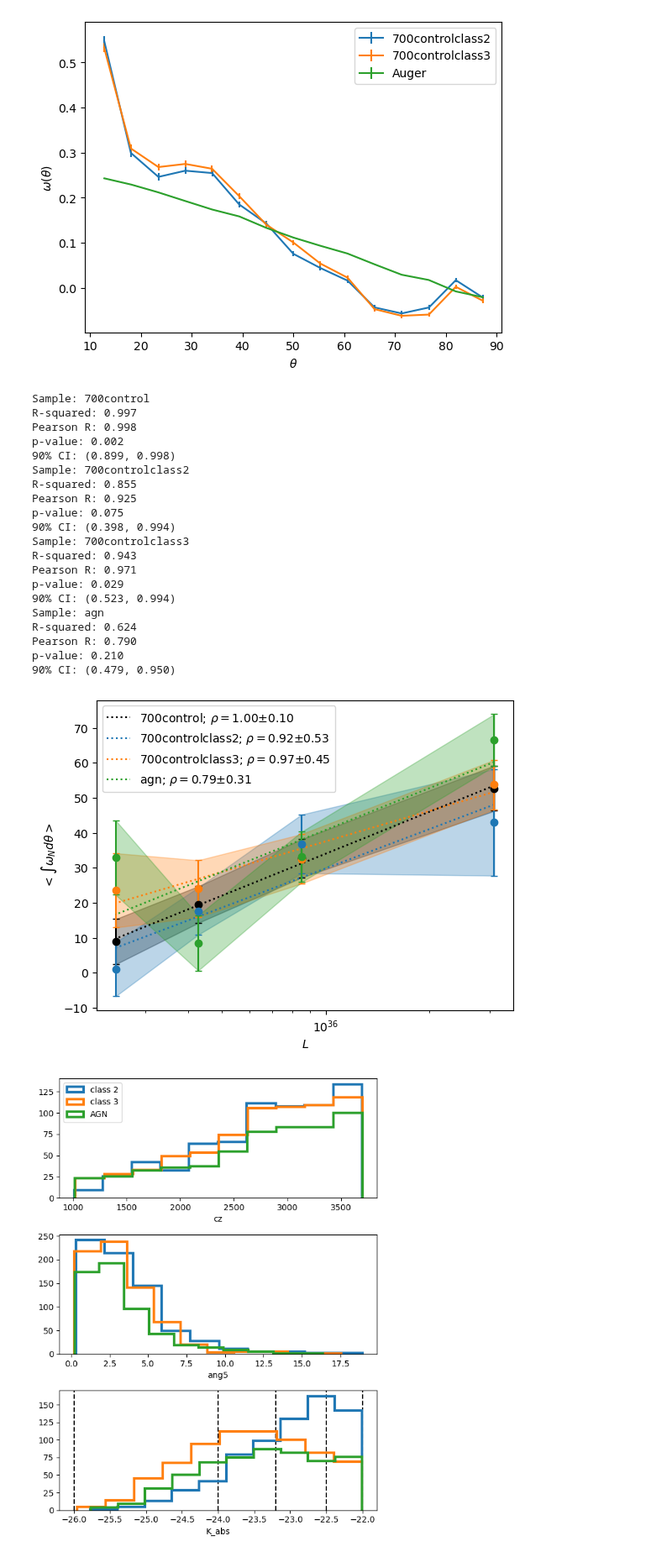
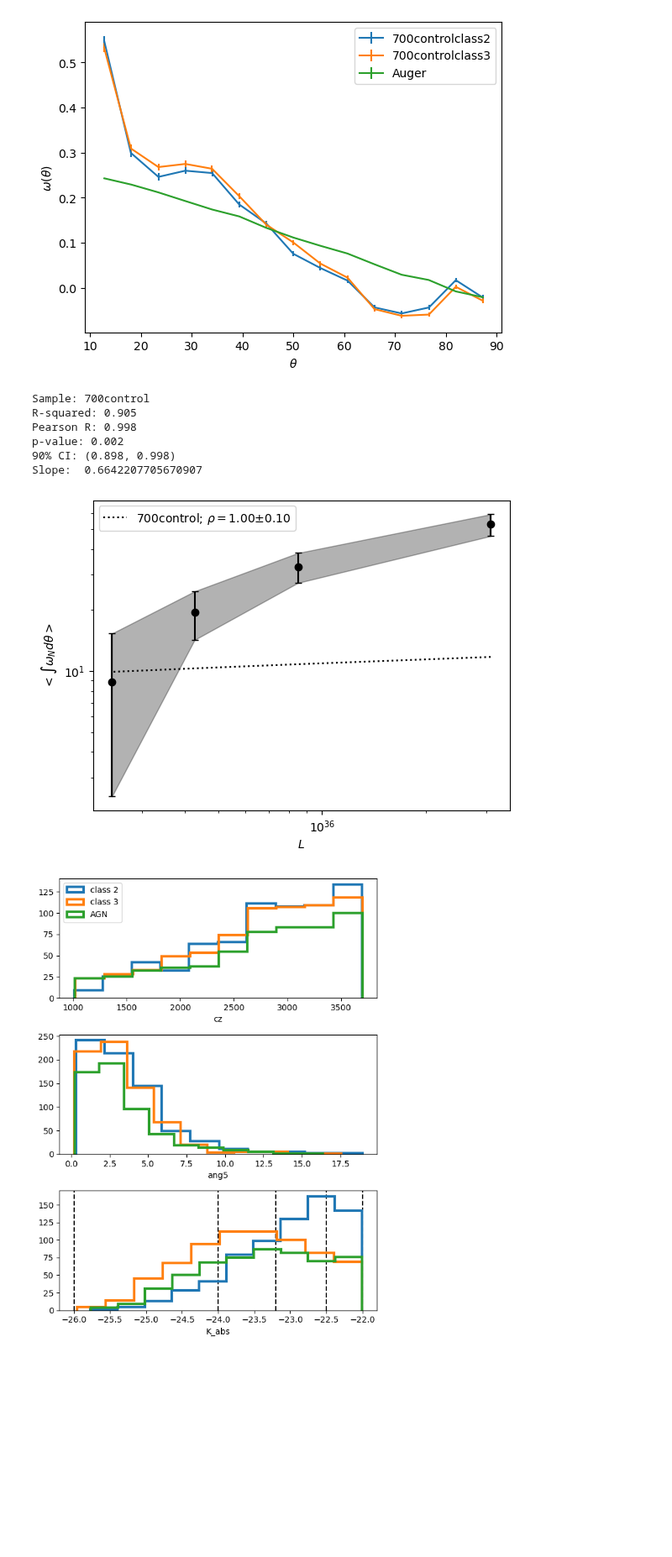
Before and after one commit to FedeDavilaKurban/Auger, a Jupyter notebook: plots.ipynb, the cells around one changed output. Shown at 84% size. Drawn from its saved outputs; the diff is of its cells as text; code cells hidden in the pictures; blank space fills up the shorter version.

Commit message:
slope

```diff
--- a/plots.ipynb
+++ b/plots.ipynb
@@ -242,8 +242,8 @@ maxsep = int(25)
 
 fig, ax = plt.subplots()
 
-samples = ['700control','700controlclass2','700controlclass3','agn']
-colors = ['k','C00','C01','C02']
+samples = ['700control']
+colors = ['k']
 
 for sample, color in zip(samples,colors):
 
@@ -257,7 +257,7 @@ for sample, color in zip(samples,colors):
     int_mean = data['int_mean']
     int_std = data['int_std']
 
-    res_lr = stats.linregress(-meanMag, int_mean)
+    res_lr = stats.linregress(np.log10(10**(-.4*meanMag)), np.log10(int_mean))
     res_prs = stats.pearsonr(-meanMag, int_mean)
     ci90 = bootstrap_ci(-meanMag, int_mean, 0, int_std, n_bootstrap=10000, ci=90)
     pearson_mean = res_prs.statistic
@@ -271,51 +271,40 @@ for sample, color in zip(samples,colors):
 
     #label = f'{sample}; '+r'$R^2=$'+f'{res_lr.rvalue**2:.2f}'
     #label = f'{sample}; '+r'$\rho=$'+f'{res_prs.statistic:.2f}; '+r'$p=$'+f'{res_prs.pvalue:.2f}'
     label = f'{sample}; '+r'$\rho=$'+f'{res_prs.statistic:.2f}'+r'$\pm$'+f'{pearson_ci:.2f}'
 
     #ax.plot(-meanMag, res_lr.intercept - res_lr.slope*meanMag, ls=':',c=color,\
     #        label=label)
     ax.plot(10**(-.4*meanMag+26.49), res_lr.intercept - res_lr.slope*meanMag, ls=':',c=color,\
             label=label)
 
+    print('Slope: ',res_lr.slope)
+
     #for i in range(len(int_mean)):
     ax.errorbar(10**(-.4*meanMag+26.49),int_mean,yerr=int_std,c=color,fmt='o',capsize=3)
     #ax.scatter(-meanMag,int_mean,c=color,marker='o')
     ax.fill_between(10**(-.4*meanMag+26.49),y1=int_mean-int_std,y2=int_mean+int_std,color=color,alpha=.3)
 
 ax.set_xscale('log')
+ax.set_yscale('log')
 
 ax.set_ylabel(r'$<\int\omega_Nd\theta>$')
 #ax.set_xlabel(r'$-K_{\mathrm{abs}}$')
 ax.set_xlabel(r'$L$')
 
 ax.legend(loc=0)
 
 #plt.savefig(f'../plots/int_K_nq{nquant}_nbs{nbootstrap}_700control_comparison.png')
 
 plt.show()
 # %% [output]
 Sample: 700control
-R-squared: 0.997
+R-squared: 0.905
 Pearson R: 0.998
 p-value: 0.002
-90% CI: (0.899, 0.998)
-Sample: 700controlclass2
-R-squared: 0.855
-Pearson R: 0.925
-p-value: 0.075
-90% CI: (0.398, 0.994)
-Sample: 700controlclass3
-R-squared: 0.943
-Pearson R: 0.971
-p-value: 0.029
-90% CI: (0.523, 0.994)
-Sample: agn
-R-squared: 0.624
-Pearson R: 0.790
-p-value: 0.210
-90% CI: (0.479, 0.950)
+90% CI: (0.898, 0.998)
+Slope:  0.6642207705670907
-[figure, old version]
+[figure, new version]
 # %%
 import matplotlib.pyplot as plt
 import numpy as np
```
